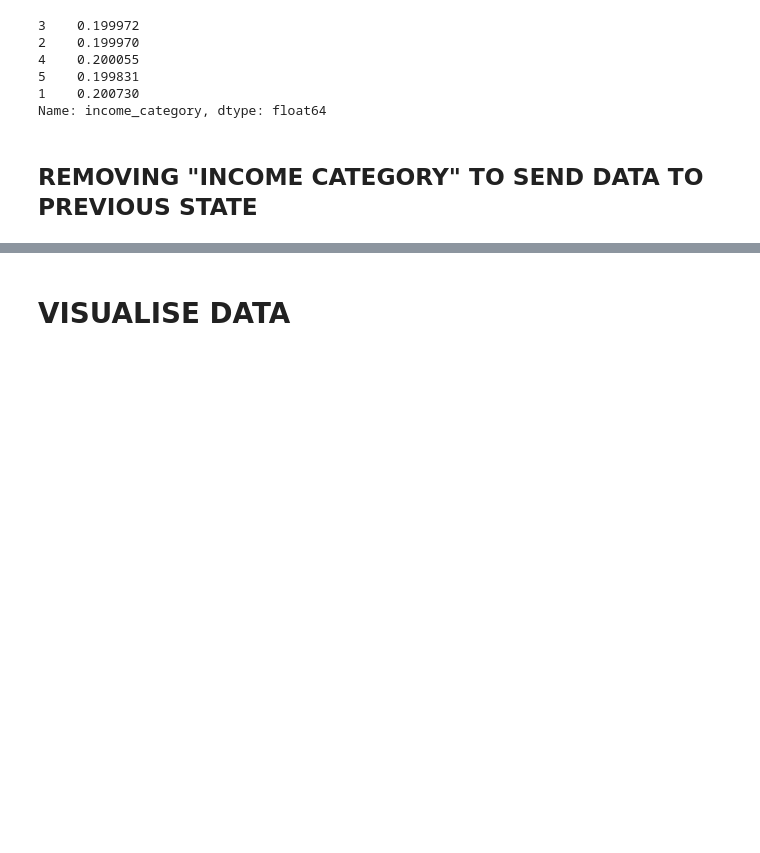
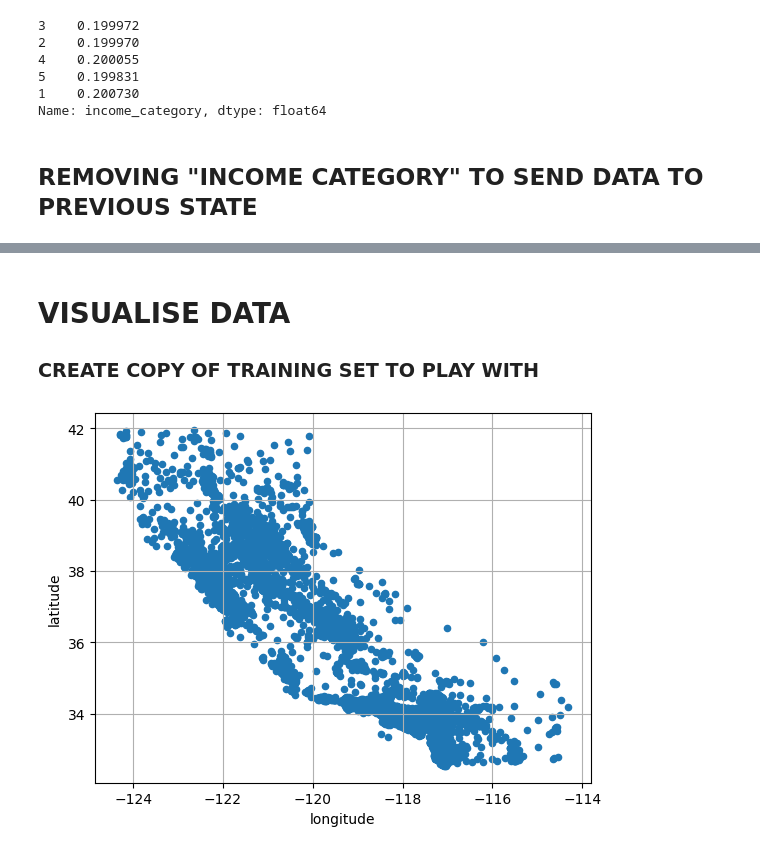
Before and after one commit to Shay2Shay/IOTAresume, a Jupyter notebook: Housing.ipynb, the cells around one changed output, grey strips where cells are left out. Drawn from its saved outputs; the diff is of its cells as text; code cells hidden in the pictures; blank space fills up the shorter version.

```diff
--- a/Housing.ipynb
+++ b/Housing.ipynb
@@ -251,2 +257,10 @@ strat_train_set.drop("income_category", axis=1, inplace=True)
 # %% [markdown]
 # VISUALISE DATA
+### CREATE COPY OF TRAINING SET TO PLAY WITH
+# %%
+train_copy = strat_train_set.copy()
+# %%
+train_copy.plot(kind="scatter", x="longitude", y="latitude")
+plt.grid()
+# %% [output]
+[figure, added]
```
Also changed, not shown: parts of 37 cells of this notebook.
